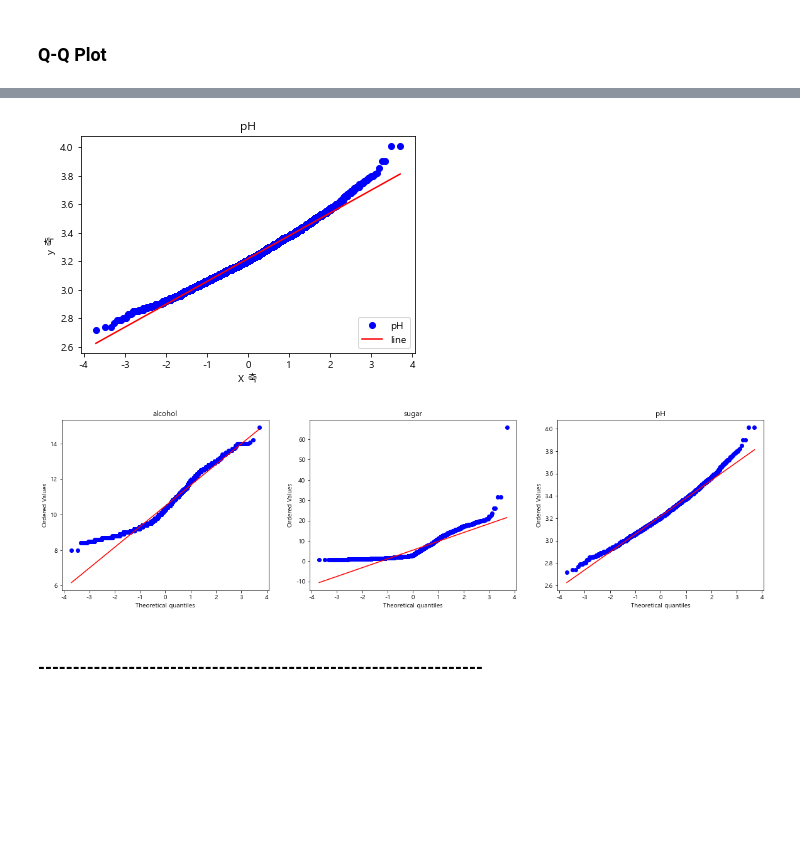
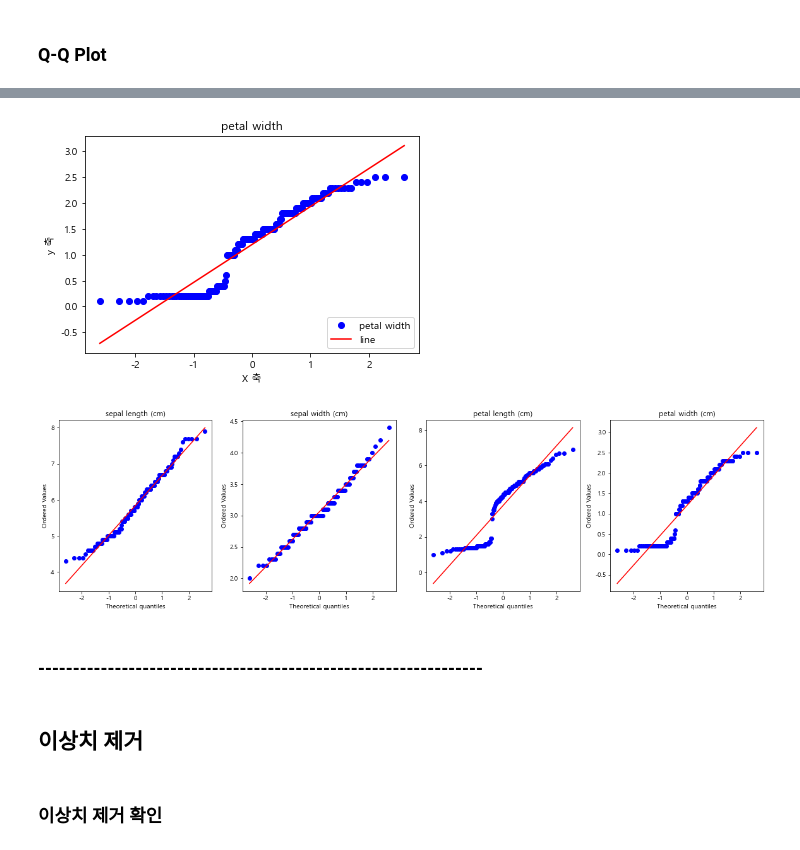
Before and after one commit to jkim0313/ubion5_tutoring, a Jupyter notebook: iris_classifier.ipynb, the cells around one changed output, grey strips where cells are left out. Saved outputs shown, nothing was run; the diff lists cells and outputs as text; code cells hidden in the pictures; blank space fills up the shorter version.

```diff
--- a/iris_classifier.ipynb
+++ b/iris_classifier.ipynb
@@ -681,3 +671,7 @@ Name: 꽃잎 폭, dtype: float64
+# %%
+# 피처 및 레이블 설정
+data = iris_df[['sepal length (cm)', 'sepal width (cm)', 'petal length (cm)', 'petal width (cm)']]
+target = iris_df['target']
 # %%
 import seaborn as sns
 import warnings
@@ -706,4 +702,0 @@ Index(['alcohol', 'sugar', 'pH', 'class'], dtype='object')
-# %%
-# 피처 및 레이블 설정
-data = wine[['alcohol', 'sugar', 'pH']]
-target = wine['class']
@@ -819,13 +829,13 @@ plt.show()
 # %%
-stats.probplot(data['pH'], dist=stats.norm, plot=plt)
+stats.probplot(data['petal width (cm)'], dist=stats.norm, plot=plt)
 
-plt.title('pH')
+plt.title('petal width')
 plt.xlabel('X 축')
 plt.ylabel('y 축')
-plt.legend(['pH', 'line'], loc='lower right')
+plt.legend(['petal width', 'line'], loc='lower right')
 plt.show()
 # %% [output]
-[figure, old version]
+[figure, new version]
 # %%
 from scipy import stats
 import warnings
@@ -836,7 +846,7 @@ import matplotlib.pyplot as plt
 plt.rcParams['axes.unicode_minus'] = False
 plt.rcParams["font.family"] = "Malgun Gothic"
 
-ncols = 3   # subplot 컬럼 수
+ncols = 4   # subplot 컬럼 수
 nrows = 1   # subplot 행 수
 
 fig, axes = plt.subplots(nrows, ncols)  # subplot 행, 열 설정
@@ -848,6 +858,8 @@ for ax, i in zip(axes.T.ravel(), data):   # T : transpose(전치행렬), ravel :
 
 plt.show()
 # %% [output]
-[figure, old version]
+[figure, new version]
 # %% [markdown]
 ### ----------------------------------------------------------------
+# %% [markdown]
+## 이상치 제거
@@ -853,0 +880,2 @@ plt.show()
+# %% [markdown]
+### 이상치 제거 확인
```
Also changed, not shown: parts of 48 cells of this notebook.
